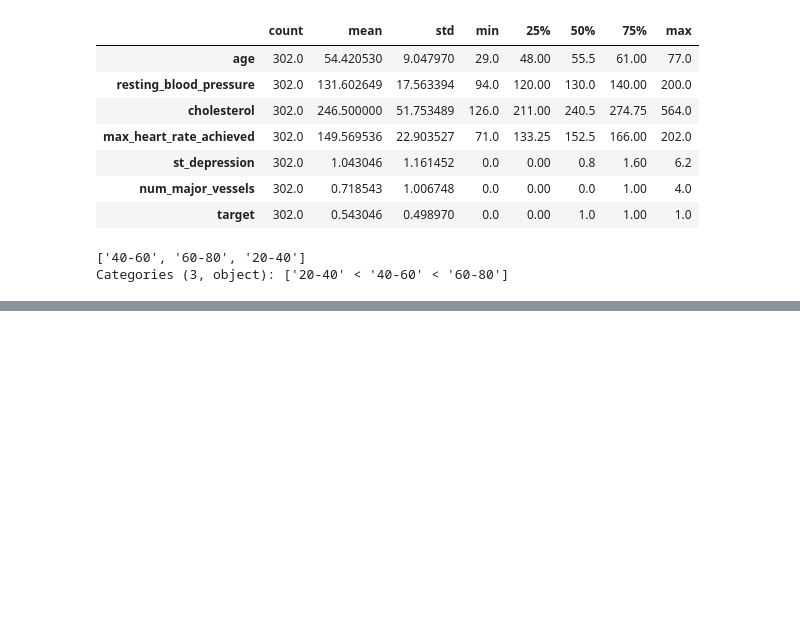
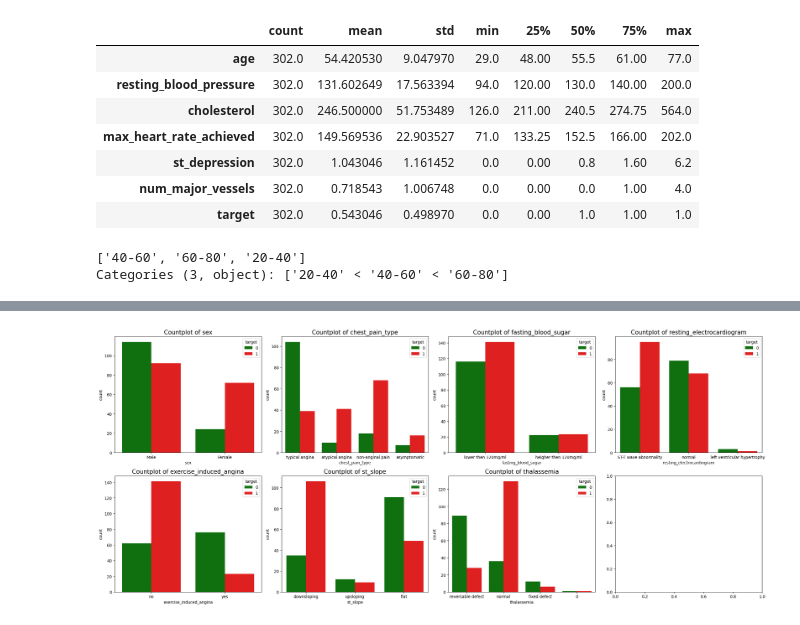
Before and after one commit to UsmanAhamed12/Data-Analyst-Intern-Project, a Jupyter notebook: HEART DISEASE PROJECT/Notebooks/_EDA_.ipynb, the cells around one changed output, grey strips where cells are left out. Drawn from its saved outputs; the diff is of its cells as text; code cells hidden in the pictures; blank space fills up the shorter version.

```diff
--- a/HEART DISEASE PROJECT/Notebooks/_EDA_.ipynb
+++ b/HEART DISEASE PROJECT/Notebooks/_EDA_.ipynb
@@ -63,0 +72,5 @@ plt.show()
+# %%
+### Create a list including only categorical features
+
+cat_features = [feature for feature in Data.columns if Data[feature].dtypes == 'O']
+cat_features
@@ -64,3 +85,21 @@ plt.show()
+# %%
+# Create a 2x4 grid for the subplots
+fig, axes = plt.subplots(2, 4, figsize=(24, 10))  # Adjust figure size
+
+# Flatten the axes array to easily iterate
+axes = axes.flatten()
+
+# Loop through each feature and corresponding subplot axis
+for i, feature in enumerate(cat_features):
+    sns.countplot(x=feature, hue='target', data=Data, ax=axes[i],  palette=['g','r'])
+    axes[i].set_title(f'Countplot of {feature}', fontsize = 15)  # Optional: Add titles
+
+
+# Adjust layout to prevent overlap
+plt.tight_layout()
+plt.show()
+# %% [output]
+[figure, added]
 # %%
 # Generate correlation matrix
 corr = Data.corr()
```
Also changed, not shown: parts of 9 cells of this notebook.
